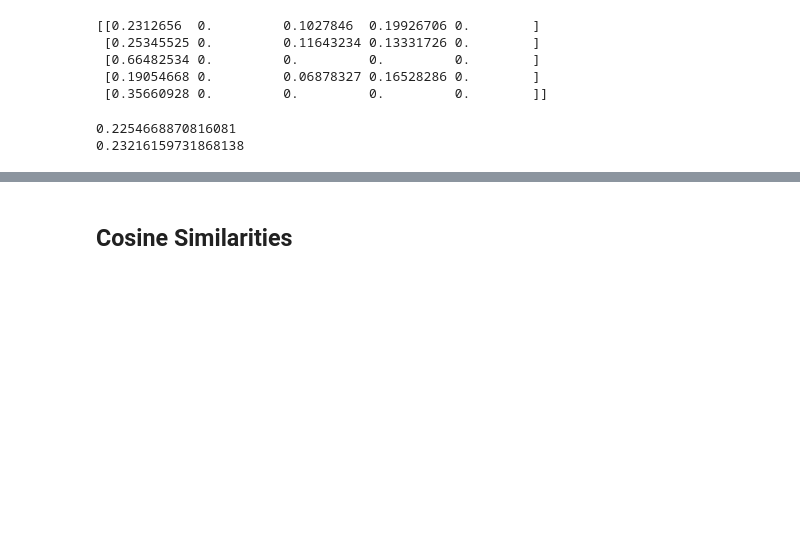
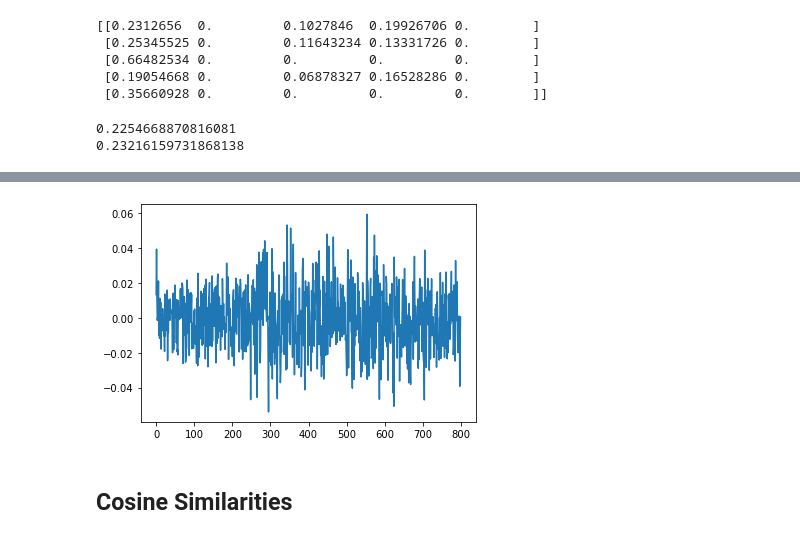
Before and after one commit to BigBangData/NaturalLanguageProcessing, a Jupyter notebook: SMS_SpamClassifier/28_PreProcess_TestSet_2.ipynb, the cells around one changed output, grey strips where cells are left out. Drawn from its saved outputs; the diff is of its cells as text; code cells hidden in the pictures; blank space fills up the shorter version.

```diff
--- a/SMS_SpamClassifier/28_PreProcess_TestSet_2.ipynb
+++ b/SMS_SpamClassifier/28_PreProcess_TestSet_2.ipynb
@@ -250,0 +313,5 @@ X_test_svd = perform_SVD(X_test_tfidf)
+# %%
+sigma_inv = 1 / X_train_svd_transformer.sigma_
+U_transpose = X_train_svd_transformer.U_.T
+
+sigma_inv.shape, U_transpose.shape
@@ -250,0 +336,2 @@ X_test_svd = perform_SVD(X_test_tfidf)
+# %%
+document = X_train_tfidf[1,:].toarray() # second document (second row)
@@ -251,3 +373,8 @@ X_test_svd = perform_SVD(X_test_tfidf)
+# %%
+plt.plot(document_hat)
+plt.show()
+# %% [output]
+[figure, added]
 # %% [markdown]
 ## Cosine Similarities
 # %%
```
Also changed, not shown: parts of 22 cells of this notebook.
